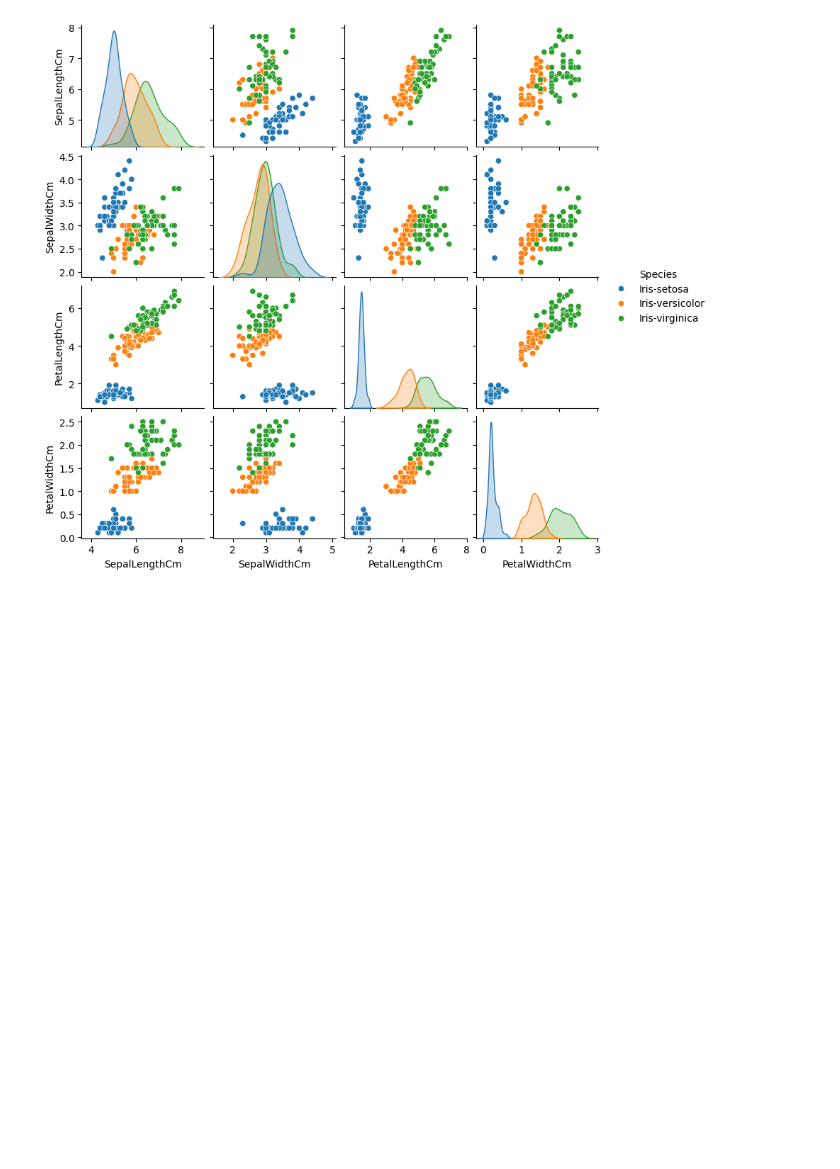
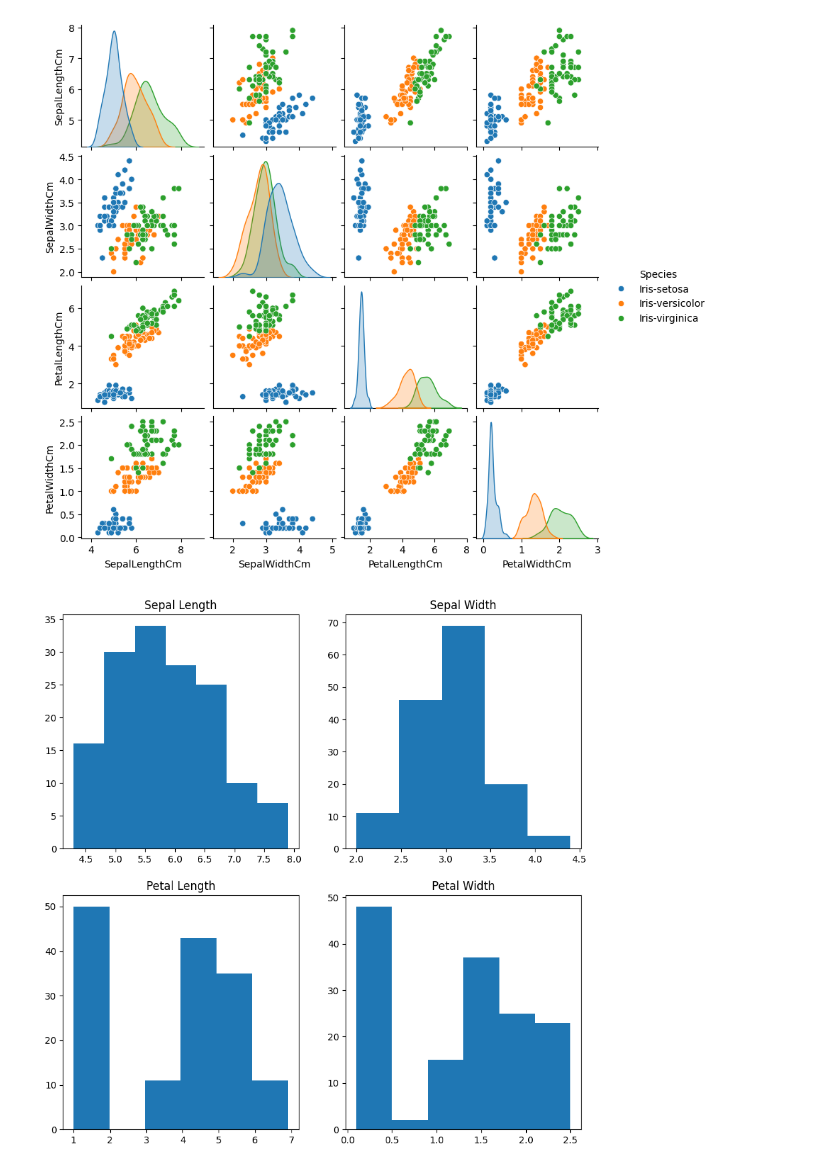
Before and after one commit to nedamhs/Iris-dataset-EDA, a Jupyter notebook: iris_dataset_EDA.ipynb, the cells around one changed output. Cells and saved outputs as stored; diff of their text form; code cells hidden in the pictures; blank space fills up the shorter version.

```diff
--- a/iris_dataset_EDA.ipynb
+++ b/iris_dataset_EDA.ipynb
@@ -109,3 +105,19 @@ plt.show()
 # %% [output]
 <seaborn.axisgrid.PairGrid at 0x...>
 [figure]
+# %%
+ fig, axes = plt.subplots(2, 2, figsize=(10,10))
+
+axes[0,0].set_title("Sepal Length")
+axes[0,0].hist(iris_data['SepalLengthCm'], bins=7)
+
+axes[0,1].set_title("Sepal Width")
+axes[0,1].hist(iris_data['SepalWidthCm'], bins=5);
+
+axes[1,0].set_title("Petal Length")
+axes[1,0].hist(iris_data['PetalLengthCm'], bins=6);
+
+axes[1,1].set_title("Petal Width")
+axes[1,1].hist(iris_data['PetalWidthCm'], bins=6);
+# %% [output]
+[figure, added]
```
Also changed, not shown: parts of 3 cells of this notebook.
